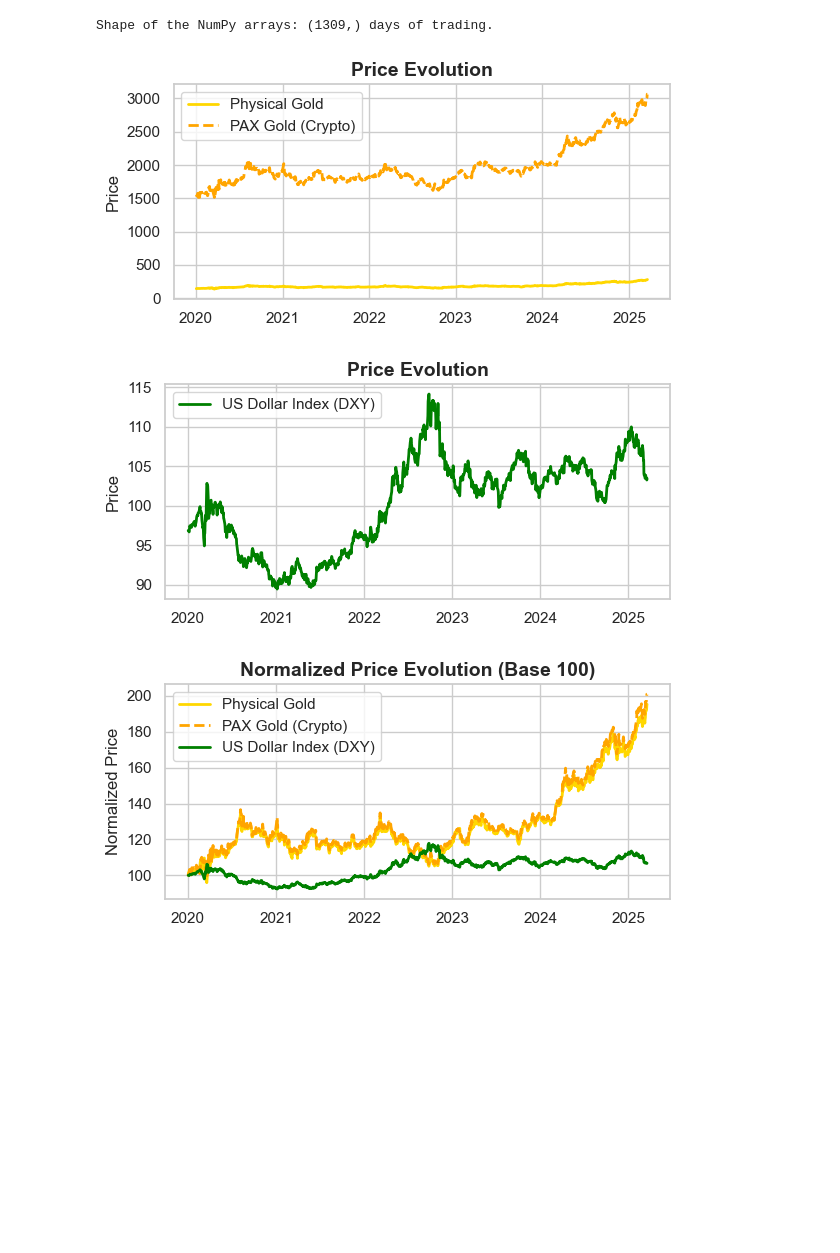
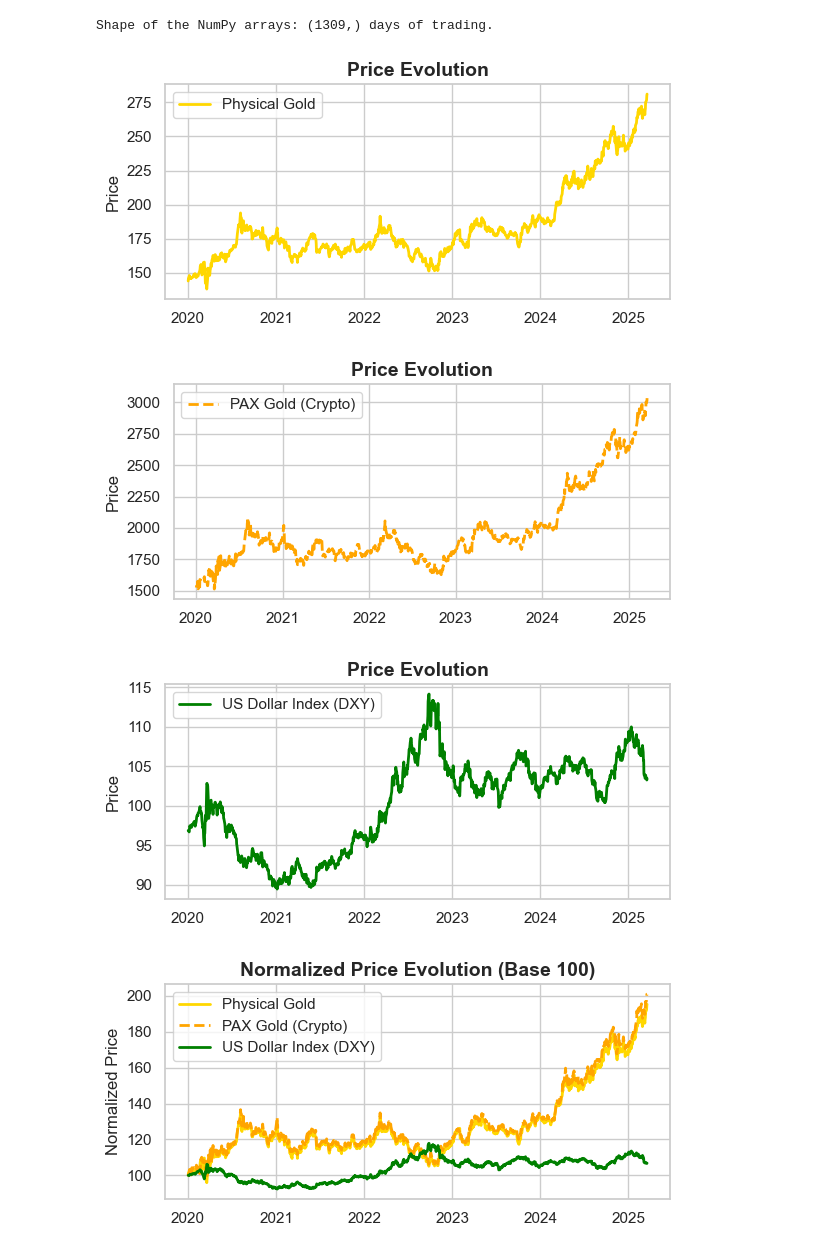
Before and after one commit to ElodieElodie/memoire_stats, a Jupyter notebook: yu.ipynb, the cells around one changed output. Drawn from its saved outputs; the diff is of its cells as text; code cells hidden in the pictures; blank space fills up the shorter version.

```diff
--- a/yu.ipynb
+++ b/yu.ipynb
@@ -49,24 +49,34 @@ Shape of the NumPy arrays: (1309,) days of trading.
 # %%
 plt.figure(figsize=(6, 3))
 plt.plot(aligned_data['Physical Gold'].index, aligned_data['Physical Gold'], label='Physical Gold', color='gold', linewidth=2)
+
+plt.title('Price Evolution', fontsize=14, fontweight='bold')
+plt.ylabel('Price', fontsize=12)
+plt.legend(loc='upper left')
+plt.tight_layout()
+plt.show()
+
+plt.figure(figsize=(6, 3))
+
 plt.plot(aligned_data.index, aligned_data['PAX Gold'], label='PAX Gold (Crypto)', color='orange', linestyle='--', linewidth=2)
 plt.title('Price Evolution', fontsize=14, fontweight='bold')
 plt.ylabel('Price', fontsize=12)
 plt.legend(loc='upper left')
 plt.tight_layout()
 plt.show()
 
 plt.figure(figsize=(6, 3))
 plt.plot(aligned_data.index, aligned_data['US Dollar Index'], label='US Dollar Index (DXY)', color='green', linewidth=2)
 
 plt.title('Price Evolution', fontsize=14, fontweight='bold')
 plt.ylabel('Price', fontsize=12)
 plt.legend(loc='upper left')
 plt.tight_layout()
 plt.show()
 # %% [output]
-[figure, old version]
+[figure, new version]
-[figure, old version]
+[figure, new version]
+[figure, added]
 # %%
 normalized_prices = (aligned_data / aligned_data.iloc[0]) * 100
 
```
Also changed, not shown: parts of 68 cells of this notebook.
